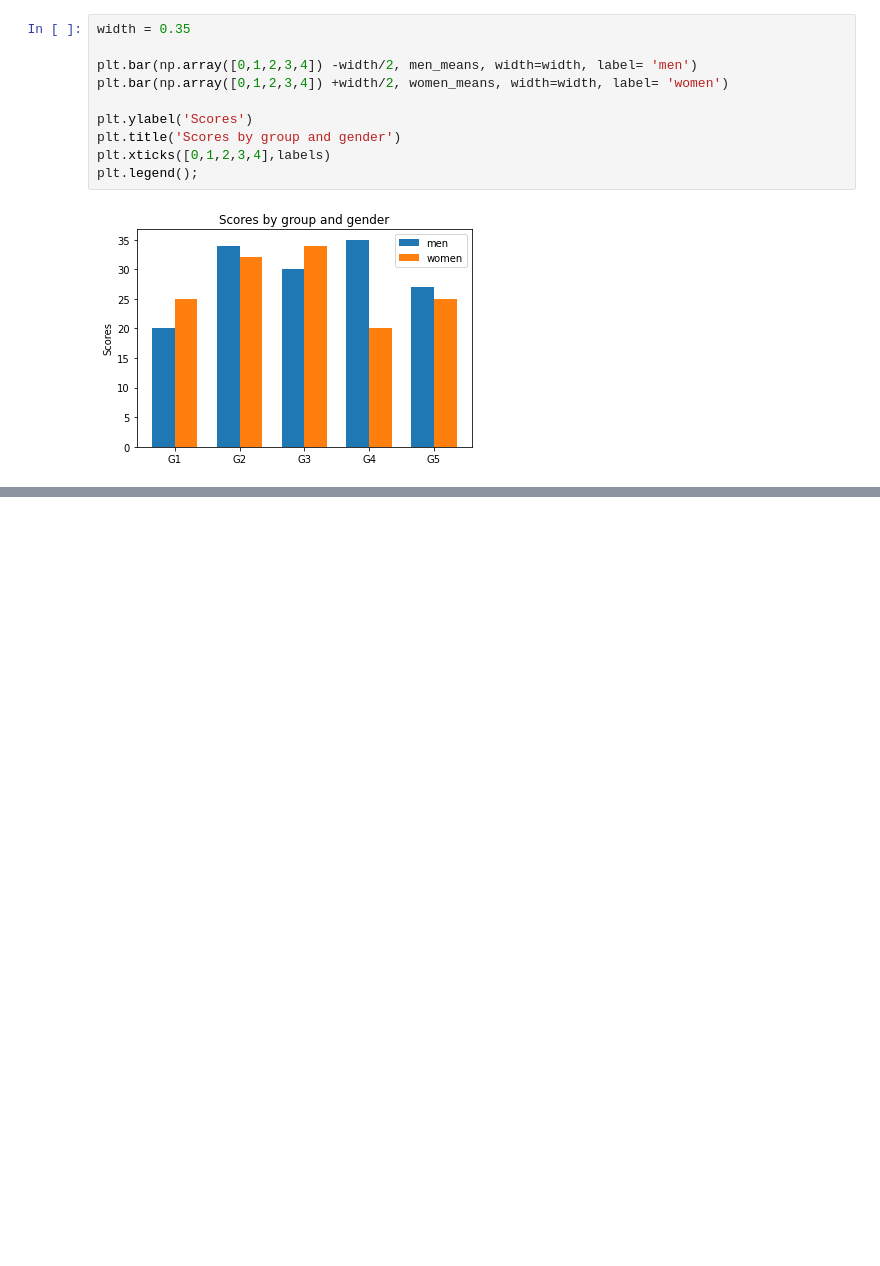
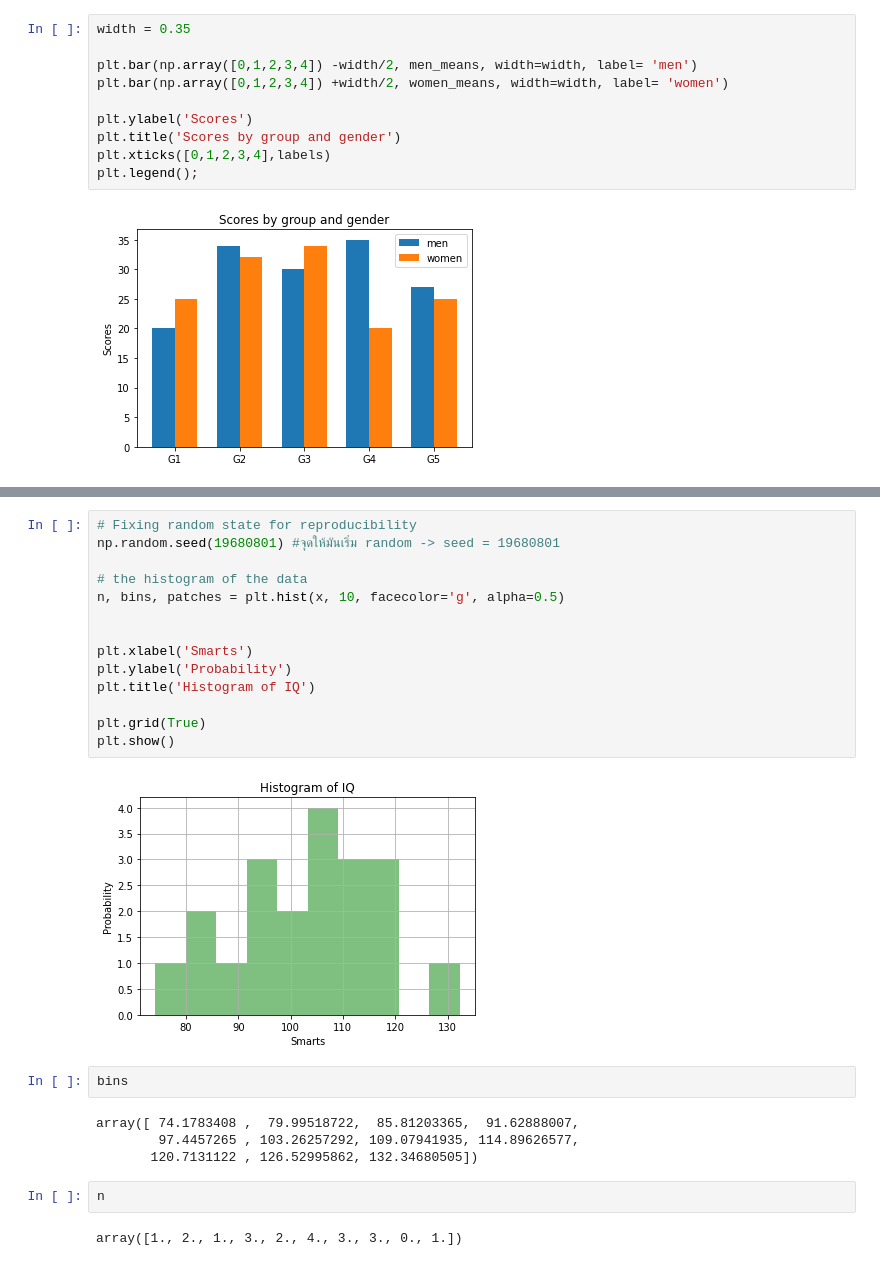
Before and after one commit to Benza1611/DWDM21, a Jupyter notebook: Data_Visualization.ipynb, the cells around one changed output, grey strips where cells are left out. Saved outputs shown, nothing was run; the diff lists cells and outputs as text; blank space fills up the shorter version.

```diff
--- a/Data_Visualization.ipynb
+++ b/Data_Visualization.ipynb
@@ -229,0 +298,26 @@ plt.legend();
+# %%
+# Fixing random state for reproducibility
+np.random.seed(19680801) #จุดให้มันเริ่ม random -> seed = 19680801
+
+# the histogram of the data
+n, bins, patches = plt.hist(x, 10, facecolor='g', alpha=0.5)
+
+
+plt.xlabel('Smarts')
+plt.ylabel('Probability')
+plt.title('Histogram of IQ')
+
+plt.grid(True)
+plt.show()
+# %% [output]
+[figure, added]
+# %%
+bins
+# %% [output]
+array([ 74.1783408 ,  79.99518722,  85.81203365,  91.62888007,
+        97.4457265 , 103.26257292, 109.07941935, 114.89626577,
+       120.7131122 , 126.52995862, 132.34680505])
+# %%
+n
+# %% [output]
+array([1., 2., 1., 3., 2., 4., 3., 3., 0., 1.])
```
Also changed, not shown: parts of 9 cells of this notebook.
